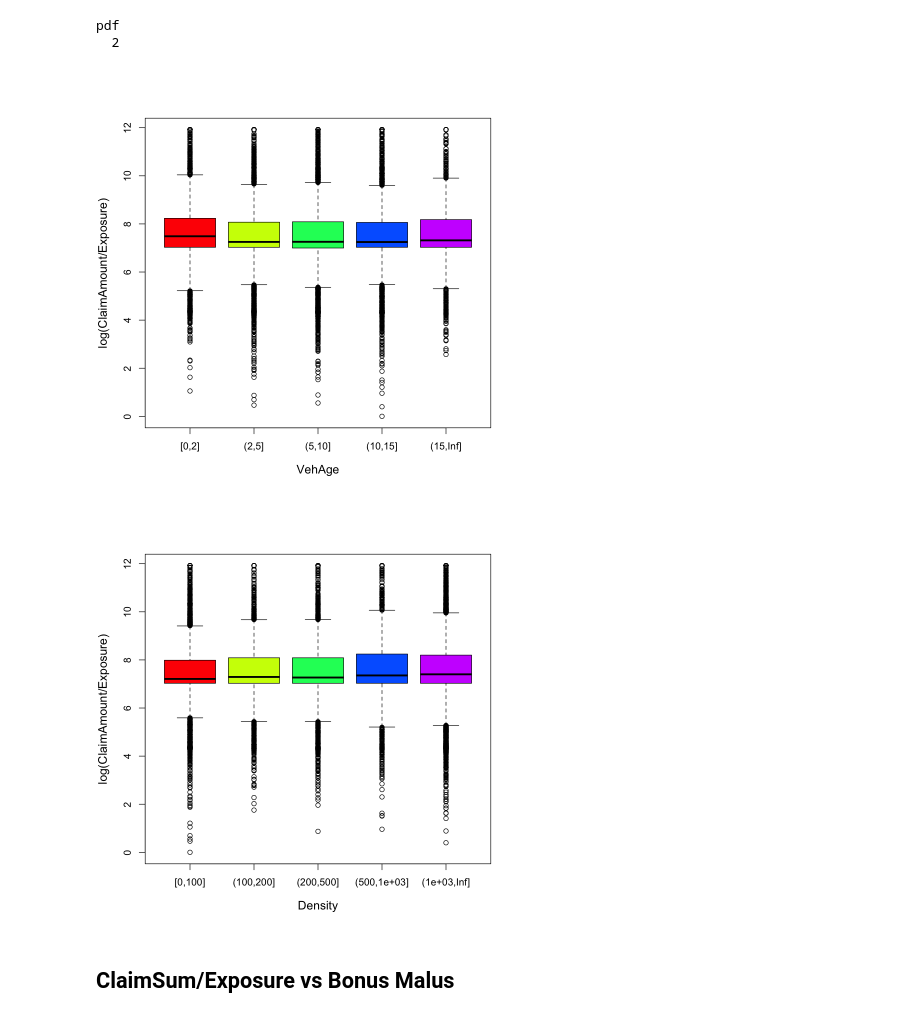
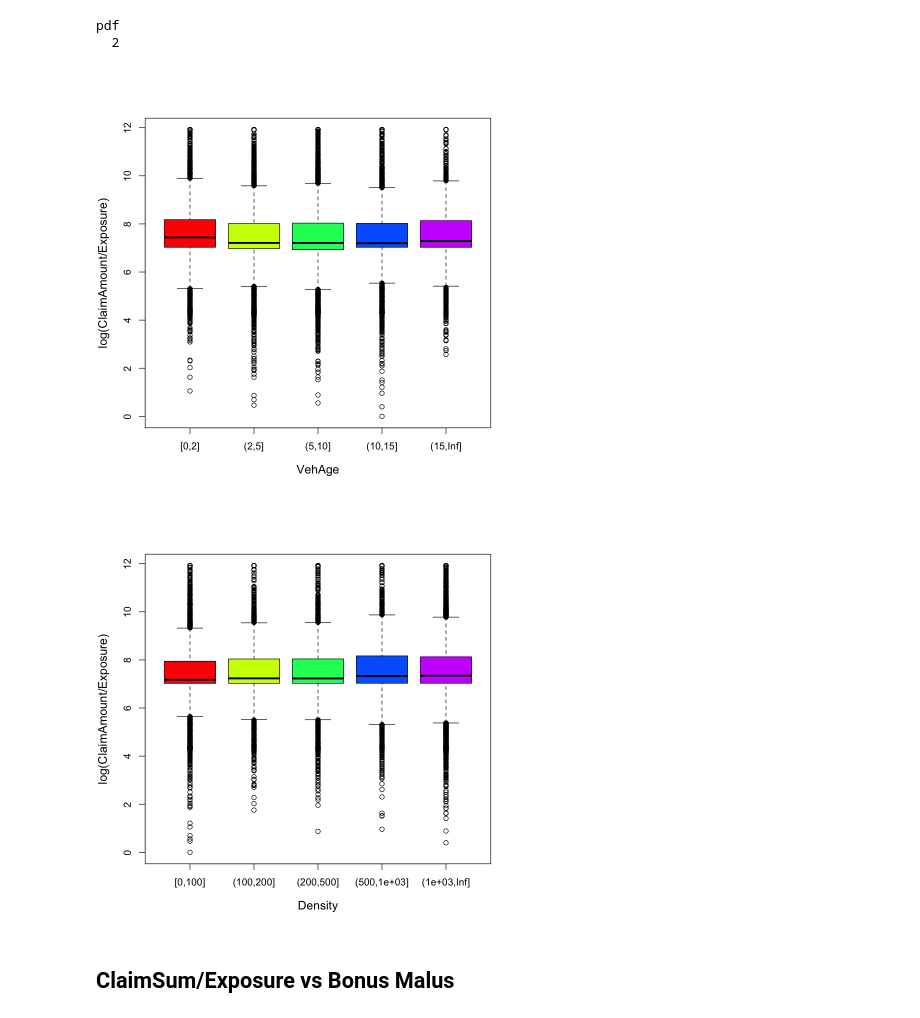
Before and after one commit to bradleyrudbek/pkwinsur_pub, a Jupyter notebook: notebooks/EDA-general.ipynb, the cells around one changed output. Saved outputs shown, nothing was run; the diff lists cells and outputs as text; code cells hidden in the pictures.

```diff
--- a/notebooks/EDA-general.ipynb
+++ b/notebooks/EDA-general.ipynb
@@ -265,13 +268,13 @@ pdf
 # %%
 ## ClaimSum/Exposure vs Vehicle Age
 # %%
-boxplot(log(target) ~ VehAge, data = m2, col = rainbow(5), ylab = 'log(ClaimAmount/Exposure)'  ,cex.lab = 1.2)
+boxplot(log(target) ~ VehAge, data = cm2, col = rainbow(5), ylab = 'log(ClaimAmount/Exposure)'  ,cex.lab = 1.2)
 # %% [output]
-[figure, old version]
+[figure, new version]
 # %%
-boxplot(log(target) ~ Density, data = m2, col = rainbow(5), ylab = 'log(ClaimAmount/Exposure)'  ,cex.lab = 1.2)
+boxplot(log(target) ~ Density, data = cm2, col = rainbow(5), ylab = 'log(ClaimAmount/Exposure)'  ,cex.lab = 1.2)
 # %% [output]
-[figure, old version]
+[figure, new version]
 # %% [markdown]
 ## ClaimSum/Exposure vs Bonus Malus
 # %%
```
Also changed, not shown: parts of 10 cells of this notebook, 5 other files.
